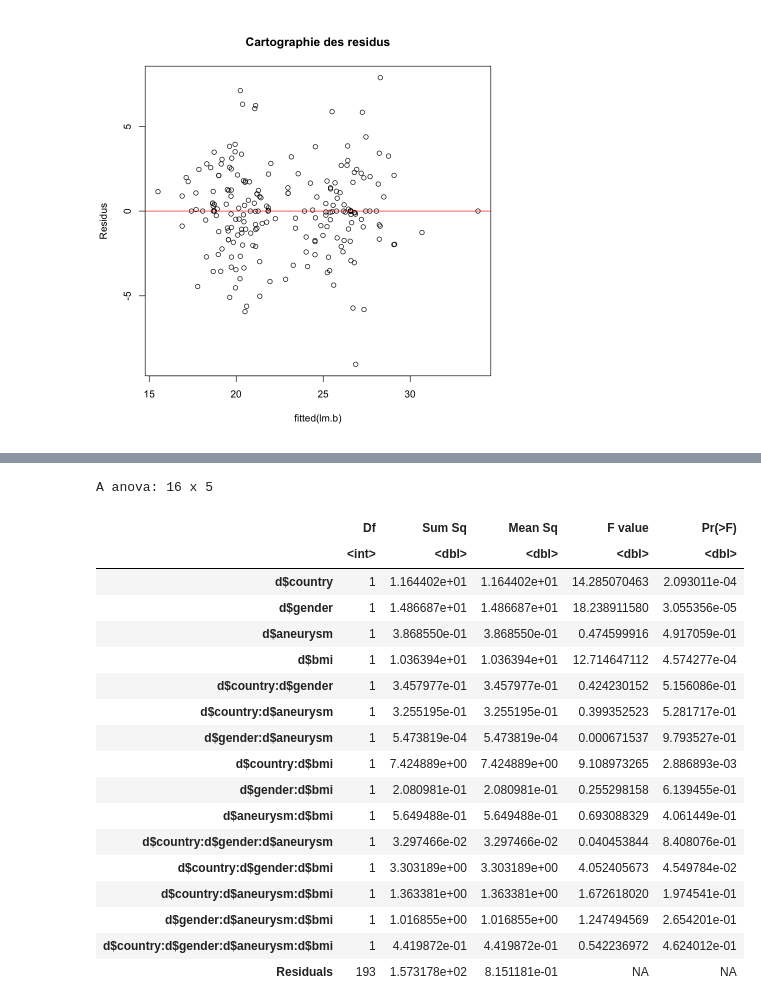
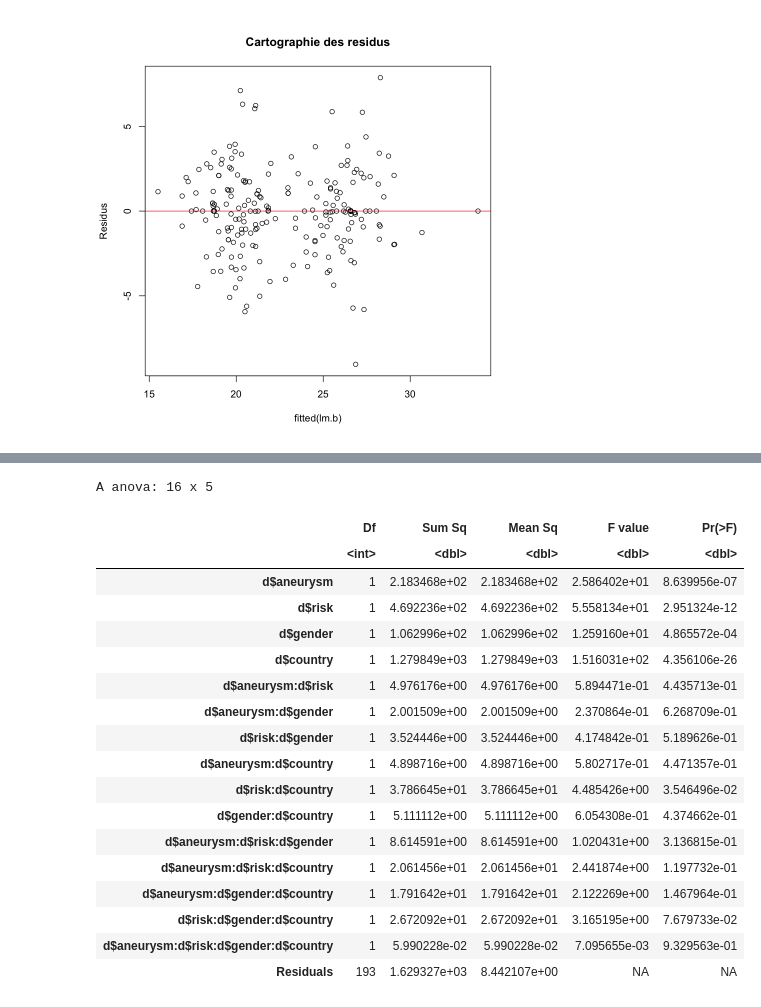
Before and after one commit to JulieLasry/Statistiques_article, a Jupyter notebook: Stats_article.ipynb, the cells around one changed output, grey strips where cells are left out. Saved outputs shown, nothing was run; the diff lists cells and outputs as text; code cells hidden in the pictures.

```diff
--- a/Stats_article.ipynb
+++ b/Stats_article.ipynb
@@ -121,4 +185,0 @@ max_sigma_age/min_sigma_age
-# %%
-lm.r=with(d, lm(d$risk ~ as.factor(d$country) + as.factor(d$gender) +as.factor(d$aneurysm) + as.factor(d$bmi))) #ANOVA de type 1 sur le risque
-plot(fitted(lm.r), residuals(lm.r),  main = "Cartographie des residus", ylab = "Residus")
-abline(h = 0, col = "red") #ligne horizontale
@@ -127,4 +185,0 @@ abline(h = 0, col = "red") #ligne horizontale
-# %%
-lm.a=with(d, lm(d$aneurysm ~ as.factor(d$country) + as.factor(d$gender) +as.factor(d$risk) + as.factor(d$bmi))) #ANOVA de type 1 sur l'âge
-plot(fitted(lm.a), residuals(lm.a),  main = "Cartographie des residus", ylab = "Residus")
-abline(h = 0, col = "red") #ligne horizontale
@@ -151,22 +192,22 @@ Kruskal-Wallis chi-squared = 53.883, df = 53, p-value = 0.4404
 # %%
-anova(lm(d$risk~d$country*d$gender*d$aneurysm*d$bmi,data=d))
+anova(lm(d$bmi~d$aneurysm*d$risk*d$gender*d$country,data=d))
 # %% [output]
 A anova: 16 x 5
 |  | Df | Sum Sq | Mean Sq | F value | Pr(>F) |
 |  | <int> | <dbl> | <dbl> | <dbl> | <dbl> |
-| d$country | 1 | 1.164402e+01 | 1.164402e+01 | 14.285070463 | 2.093011e-04 |
-| d$gender | 1 | 1.486687e+01 | 1.486687e+01 | 18.238911580 | 3.055356e-05 |
-| d$aneurysm | 1 | 3.868550e-01 | 3.868550e-01 | 0.474599916 | 4.917059e-01 |
-| d$bmi | 1 | 1.036394e+01 | 1.036394e+01 | 12.714647112 | 4.574277e-04 |
-| d$country:d$gender | 1 | 3.457977e-01 | 3.457977e-01 | 0.424230152 | 5.156086e-01 |
-| d$country:d$aneurysm | 1 | 3.255195e-01 | 3.255195e-01 | 0.399352523 | 5.281717e-01 |
-| d$gender:d$aneurysm | 1 | 5.473819e-04 | 5.473819e-04 | 0.000671537 | 9.793527e-01 |
-| d$country:d$bmi | 1 | 7.424889e+00 | 7.424889e+00 | 9.108973265 | 2.886893e-03 |
-| d$gender:d$bmi | 1 | 2.080981e-01 | 2.080981e-01 | 0.255298158 | 6.139455e-01 |
-| d$aneurysm:d$bmi | 1 | 5.649488e-01 | 5.649488e-01 | 0.693088329 | 4.061449e-01 |
-| d$country:d$gender:d$aneurysm | 1 | 3.297466e-02 | 3.297466e-02 | 0.040453844 | 8.408076e-01 |
-| d$country:d$gender:d$bmi | 1 | 3.303189e+00 | 3.303189e+00 | 4.052405673 | 4.549784e-02 |
-| d$country:d$aneurysm:d$bmi | 1 | 1.363381e+00 | 1.363381e+00 | 1.672618020 | 1.974541e-01 |
-| d$gender:d$aneurysm:d$bmi | 1 | 1.016855e+00 | 1.016855e+00 | 1.247494569 | 2.654201e-01 |
-| d$country:d$gender:d$aneurysm:d$bmi | 1 | 4.419872e-01 | 4.419872e-01 | 0.542236972 | 4.624012e-01 |
-| Residuals | 193 | 1.573178e+02 | 8.151181e-01 | NA | NA |
+| d$aneurysm | 1 | 2.183468e+02 | 2.183468e+02 | 2.586402e+01 | 8.639956e-07 |
+| d$risk | 1 | 4.692236e+02 | 4.692236e+02 | 5.558134e+01 | 2.951324e-12 |
+| d$gender | 1 | 1.062996e+02 | 1.062996e+02 | 1.259160e+01 | 4.865572e-04 |
+| d$country | 1 | 1.279849e+03 | 1.279849e+03 | 1.516031e+02 | 4.356106e-26 |
+| d$aneurysm:d$risk | 1 | 4.976176e+00 | 4.976176e+00 | 5.894471e-01 | 4.435713e-01 |
+| d$aneurysm:d$gender | 1 | 2.001509e+00 | 2.001509e+00 | 2.370864e-01 | 6.268709e-01 |
+| d$risk:d$gender | 1 | 3.524446e+00 | 3.524446e+00 | 4.174842e-01 | 5.189626e-01 |
+| d$aneurysm:d$country | 1 | 4.898716e+00 | 4.898716e+00 | 5.802717e-01 | 4.471357e-01 |
+| d$risk:d$country | 1 | 3.786645e+01 | 3.786645e+01 | 4.485426e+00 | 3.546496e-02 |
+| d$gender:d$country | 1 | 5.111112e+00 | 5.111112e+00 | 6.054308e-01 | 4.374662e-01 |
+| d$aneurysm:d$risk:d$gender | 1 | 8.614591e+00 | 8.614591e+00 | 1.020431e+00 | 3.136815e-01 |
+| d$aneurysm:d$risk:d$country | 1 | 2.061456e+01 | 2.061456e+01 | 2.441874e+00 | 1.197732e-01 |
+| d$aneurysm:d$gender:d$country | 1 | 1.791642e+01 | 1.791642e+01 | 2.122269e+00 | 1.467964e-01 |
+| d$risk:d$gender:d$country | 1 | 2.672092e+01 | 2.672092e+01 | 3.165195e+00 | 7.679733e-02 |
+| d$aneurysm:d$risk:d$gender:d$country | 1 | 5.990228e-02 | 5.990228e-02 | 7.095655e-03 | 9.329563e-01 |
+| Residuals | 193 | 1.629327e+03 | 8.442107e+00 | NA | NA |
```
Also changed, not shown: parts of 14 cells of this notebook.
